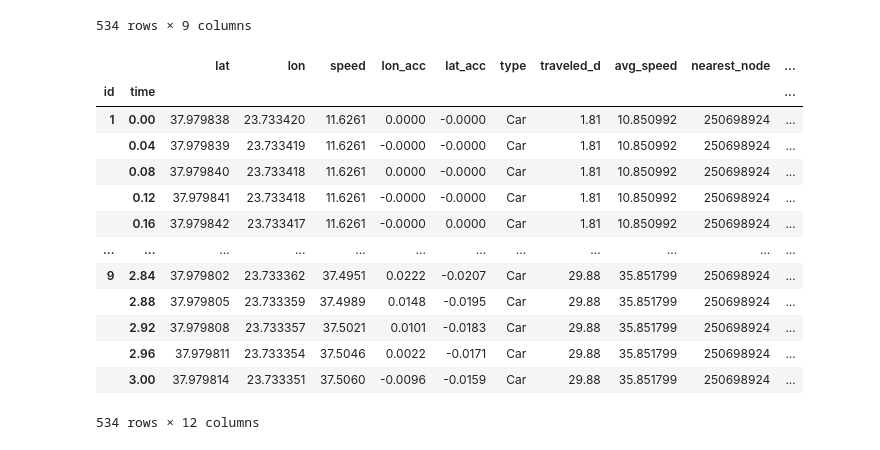
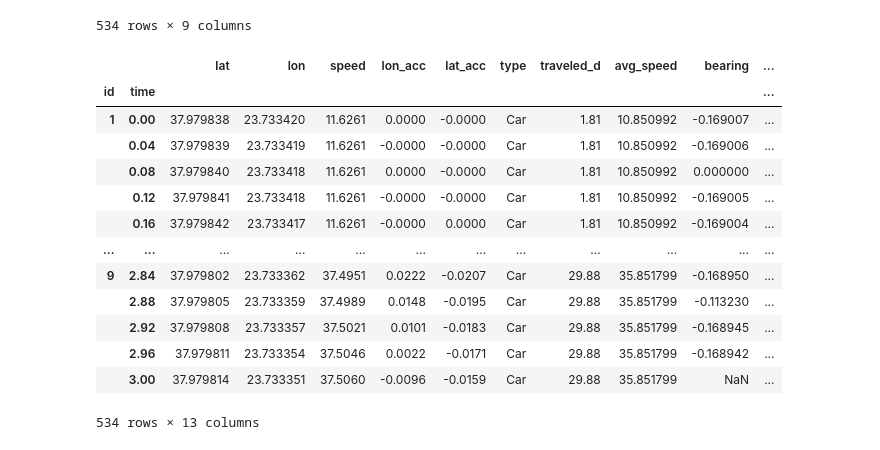
Before and after one commit to ArchieGertsman/GreekDrivers, a Jupyter notebook: Data/demonstration.ipynb, the cells around one changed output. Saved outputs shown, nothing was run; the diff lists cells and outputs as text; code cells hidden in the pictures.

```diff
--- a/Data/demonstration.ipynb
+++ b/Data/demonstration.ipynb
@@ -51,8 +52,7 @@ df_pickle = pickle_df(df,pickle_name='sample.pkl') #simply need to feed in dataf
     - `direction`
     - `vehicle_density`
 # %%
-#bearing
-df = csv_to_df('sample.csv') #first  need to create df using csv_to_df
+#Add bearings
 df = bearing(df) #using bearing will then return a df with bearing as a column
 df
 # %% [output]
@@ -71,23 +71,23 @@ df
 |  | 3.00 | 37.979814 | 23.733351 | 37.5060 | -0.0096 | -0.0159 | Car | 29.88 | 35.851799 | NaN |
 534 rows × 9 columns
 # %%
-#nearest_graph_data
-df = csv_to_df('sample.csv') #first  need to create df using csv_to_df
+#add nearest nodes and edges
+
 graph = ox.graph_from_address('Athens, Municipality of Athens, Regional Unit of Central Athens, Attica, 10667, Greece', network_type='drive')  #need to provide graph from osmnx as well
 df = nearest_graph_data(df, graph) #nearest_graph_data will then return multiple features regarding the node and edge per id
 df
 # %% [output]
-|  |  | lat | lon | speed | lon_acc | lat_acc | type | traveled_d | avg_speed | nearest_node | ... |
+|  |  | lat | lon | speed | lon_acc | lat_acc | type | traveled_d | avg_speed | bearing | ... |
 | id | time |  |  |  |  |  |  |  |  |  | ... |
-| 1 | 0.00 | 37.979838 | 23.733420 | 11.6261 | 0.0000 | -0.0000 | Car | 1.81 | 10.850992 | 250698924 | ... |
-|  | 0.04 | 37.979839 | 23.733419 | 11.6261 | -0.0000 | -0.0000 | Car | 1.81 | 10.850992 | 250698924 | ... |
-|  | 0.08 | 37.979840 | 23.733418 | 11.6261 | 0.0000 | -0.0000 | Car | 1.81 | 10.850992 | 250698924 | ... |
-|  | 0.12 | 37.979841 | 23.733418 | 11.6261 | -0.0000 | -0.0000 | Car | 1.81 | 10.850992 | 250698924 | ... |
-|  | 0.16 | 37.979842 | 23.733417 | 11.6261 | -0.0000 | 0.0000 | Car | 1.81 | 10.850992 | 250698924 | ... |
+| 1 | 0.00 | 37.979838 | 23.733420 | 11.6261 | 0.0000 | -0.0000 | Car | 1.81 | 10.850992 | -0.169007 | ... |
+|  | 0.04 | 37.979839 | 23.733419 | 11.6261 | -0.0000 | -0.0000 | Car | 1.81 | 10.850992 | -0.169006 | ... |
+|  | 0.08 | 37.979840 | 23.733418 | 11.6261 | 0.0000 | -0.0000 | Car | 1.81 | 10.850992 | 0.000000 | ... |
+|  | 0.12 | 37.979841 | 23.733418 | 11.6261 | -0.0000 | -0.0000 | Car | 1.81 | 10.850992 | -0.169005 | ... |
+|  | 0.16 | 37.979842 | 23.733417 | 11.6261 | -0.0000 | 0.0000 | Car | 1.81 | 10.850992 | -0.169004 | ... |
 | ... | ... | ... | ... | ... | ... | ... | ... | ... | ... | ... | ... |
-| 9 | 2.84 | 37.979802 | 23.733362 | 37.4951 | 0.0222 | -0.0207 | Car | 29.88 | 35.851799 | 250698924 | ... |
-|  | 2.88 | 37.979805 | 23.733359 | 37.4989 | 0.0148 | -0.0195 | Car | 29.88 | 35.851799 | 250698924 | ... |
-|  | 2.92 | 37.979808 | 23.733357 | 37.5021 | 0.0101 | -0.0183 | Car | 29.88 | 35.851799 | 250698924 | ... |
-|  | 2.96 | 37.979811 | 23.733354 | 37.5046 | 0.0022 | -0.0171 | Car | 29.88 | 35.851799 | 250698924 | ... |
-|  | 3.00 | 37.979814 | 23.733351 | 37.5060 | -0.0096 | -0.0159 | Car | 29.88 | 35.851799 | 250698924 | ... |
+| 9 | 2.84 | 37.979802 | 23.733362 | 37.4951 | 0.0222 | -0.0207 | Car | 29.88 | 35.851799 | -0.168950 | ... |
+|  | 2.88 | 37.979805 | 23.733359 | 37.4989 | 0.0148 | -0.0195 | Car | 29.88 | 35.851799 | -0.113230 | ... |
+|  | 2.92 | 37.979808 | 23.733357 | 37.5021 | 0.0101 | -0.0183 | Car | 29.88 | 35.851799 | -0.168945 | ... |
+|  | 2.96 | 37.979811 | 23.733354 | 37.5046 | 0.0022 | -0.0171 | Car | 29.88 | 35.851799 | -0.168942 | ... |
+|  | 3.00 | 37.979814 | 23.733351 | 37.5060 | -0.0096 | -0.0159 | Car | 29.88 | 35.851799 | NaN | ... |
-534 rows × 12 columns
+534 rows × 13 columns
```
Also changed, not shown: parts of 10 cells of this notebook.
